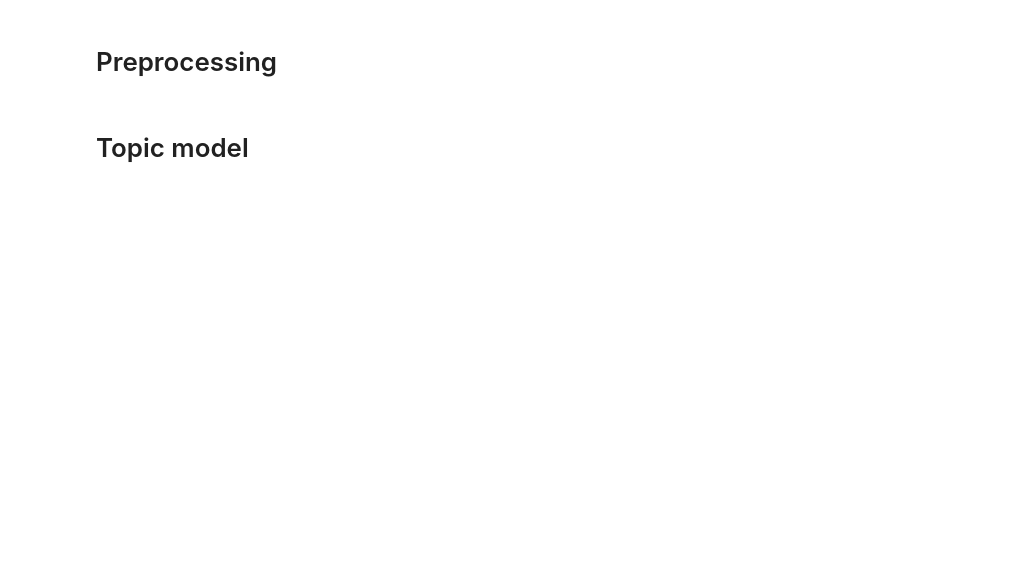
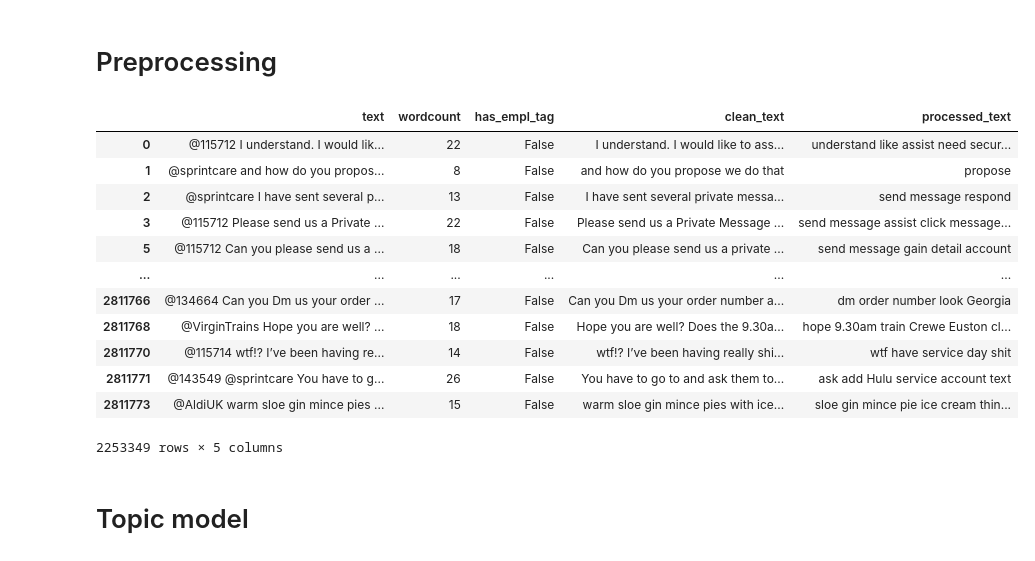
Before and after one commit to DiederikCvB/helpdesk-topics, a Jupyter notebook: Experiments/Topic_model.ipynb, the cells around one changed output. Cells and saved outputs as stored; diff of their text form; code cells hidden in the pictures; blank space fills up the shorter version.

```diff
--- a/Experiments/Topic_model.ipynb
+++ b/Experiments/Topic_model.ipynb
@@ -135,0 +270,4 @@ df.loc[df["wordcount"]>65,:]
+# %%
+
+df = df[~df['has_empl_tag']]
+df
@@ -138,16 +290,3 @@ df.loc[df["wordcount"]>65,:]
 # %%
 # We only need tokenizer, pos tagging and lemmatization
 nlp = en_core_web_sm.load(disable=["parser", "ner", "textcat"])
-# %%
-"""
-I select for Nouns, proper Nouns and Verbs since those will the most useful in a topic detection
-in customer service setting with the end goal of automation.
-"""
-
-def preprocess(texts):
-    docs = nlp.pipe(texts, n_process=8)
-    output = []
-    for doc in docs:
-        pos_sel = " ".join(token.lemma_ for token in doc if (token.pos_ in ['PROPN','NOUN','VERB'] and not token.is_stop))
-        output.append(pos_sel)
-    return(output)
@@ -158,4 +292,0 @@ df['processed_text'] = preprocess(df['clean_text'])
-# %%
-pd.set_option('display.max_colwidth', 100)
-
-df
@@ -164,3 +293,37 @@ df.to_csv('data/ciphix_pre_processed')
+# %%
+"""
+I select for Nouns, proper Nouns and Verbs since those will the most useful in a topic detection
+in customer service setting with the end goal of automation.
+"""
+
+def preprocess(texts):
+    docs = nlp.pipe(texts, n_process=10)
+    output = []
+    for doc in docs:
+        pos_sel = " ".join(token.lemma_ for token in doc if (token.pos_ in ['PROPN','NOUN','VERB'] and not token.is_stop))
+        output.append(pos_sel)
+    return(output)
+# %%
+if RUN_SPACY:
+    df['processed_text'] = preprocess(df['clean_text'])
+    df.to_csv('data/ciphix_pre_processed_customers')
+else:
+    df = pd.read_csv(f'data/ciphix_pre_processed{version}', index_col=0)
+df
+# %% [output]
+|  | text | wordcount | has_empl_tag | clean_text | processed_text |
+| 0 | @115712 I understand. I would lik... | 22 | False | I understand. I would like to ass... | understand like assist need secur... |
+| 1 | @sprintcare and how do you propos... | 8 | False | and how do you propose we do that | propose |
+| 2 | @sprintcare I have sent several p... | 13 | False | I have sent several private messa... | send message respond |
+| 3 | @115712 Please send us a Private ... | 22 | False | Please send us a Private Message ... | send message assist click message... |
+| 5 | @115712 Can you please send us a ... | 18 | False | Can you please send us a private ... | send message gain detail account |
+| ... | ... | ... | ... | ... | ... |
+| 2811766 | @134664 Can you Dm us your order ... | 17 | False | Can you Dm us your order number a... | dm order number look Georgia |
+| 2811768 | @VirginTrains Hope you are well? ... | 18 | False | Hope you are well? Does the 9.30a... | hope 9.30am train Crewe Euston cl... |
+| 2811770 | @115714 wtf!? I’ve been having re... | 14 | False | wtf!? I’ve been having really shi... | wtf have service day shit |
+| 2811771 | @143549 @sprintcare You have to g... | 26 | False | You have to go to and ask them to... | ask add Hulu service account text |
+| 2811773 | @AldiUK warm sloe gin mince pies ... | 15 | False | warm sloe gin mince pies with ice... | sloe gin mince pie ice cream thin... |
+2253349 rows × 5 columns
 # %% [markdown]
 # Topic model
 # %%
```
Also changed, not shown: parts of 53 cells of this notebook, 1 other file.
